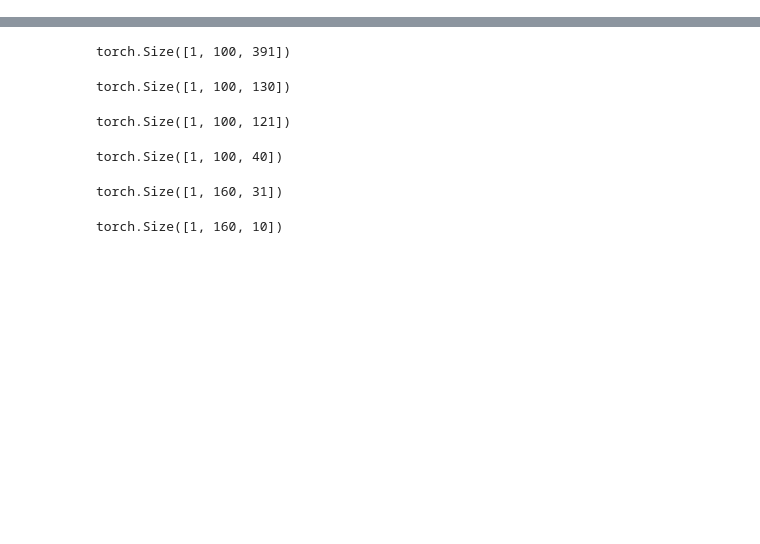
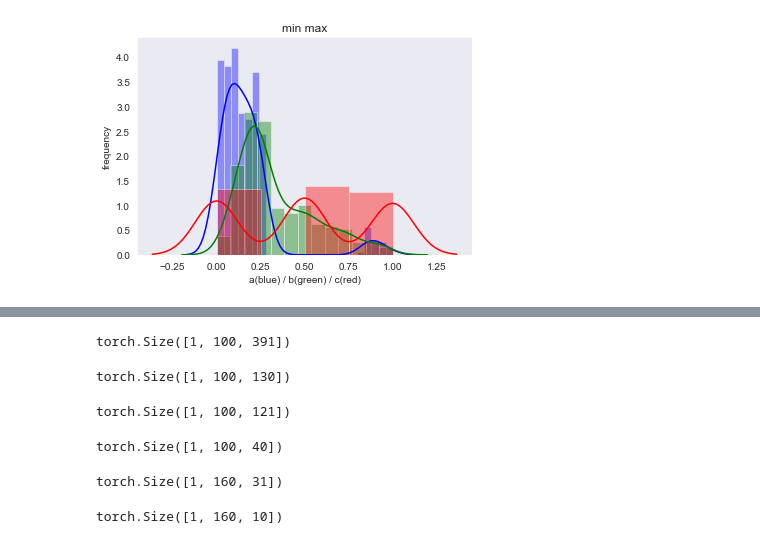
Before and after one commit to hetangx/discharge, a Jupyter notebook: nntest.ipynb, the cells around one changed output, grey strips where cells are left out. Cells and saved outputs as stored; diff of their text form; code cells hidden in the pictures; blank space fills up the shorter version.

```diff
--- a/nntest.ipynb
+++ b/nntest.ipynb
@@ -26,0 +56,5 @@ torch.Size([1, 3, 400])
+# %%
+csv_mymmn = tools.MaxMinNormalize(csv_corona, csv_mmms[:2])
+tools.plot3(csv_mymmn, 'min max')
+# %% [output]
+[figure, added]
```
Also changed, not shown: parts of 22 cells of this notebook, 7 other files.
